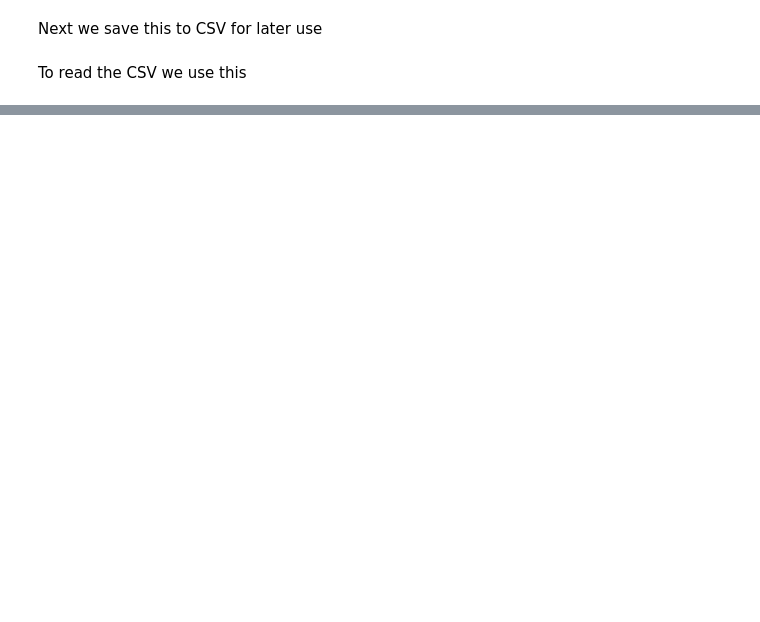
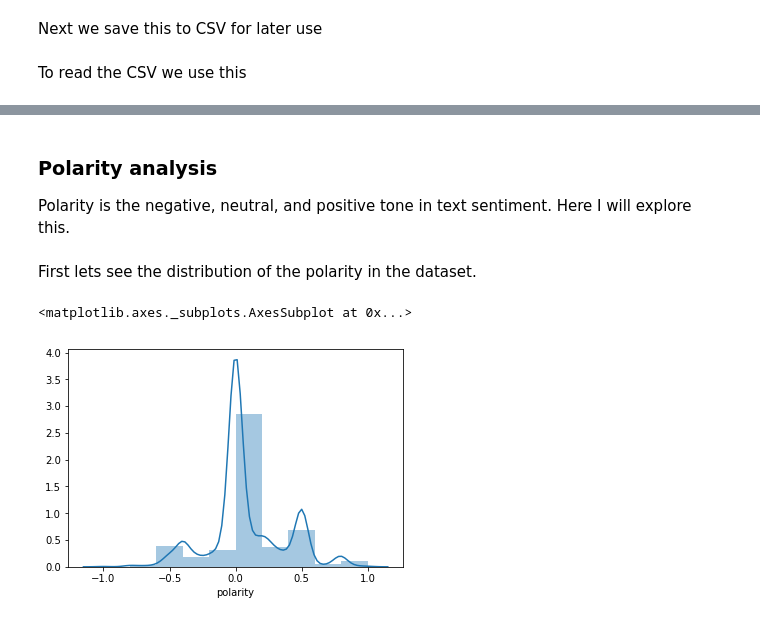
Before and after one commit to indralukmana/twitter-brexit, a Jupyter notebook: Indra/Brexit-Twitter-Indra_Lukmana.ipynb, the cells around one changed output, grey strips where cells are left out. Drawn from its saved outputs; the diff is of its cells as text; code cells hidden in the pictures; blank space fills up the shorter version.

```diff
--- a/Indra/Brexit-Twitter-Indra_Lukmana.ipynb
+++ b/Indra/Brexit-Twitter-Indra_Lukmana.ipynb
@@ -495,0 +539,10 @@ df_tweets = pd.read_csv('Brexit-Twitter-sentiment.csv', index_col=0, dtype={'id'
+# %% [markdown]
+### Polarity analysis
+Polarity is the negative, neutral, and positive tone in text sentiment. Here I will explore this.
+# %% [markdown]
+First lets see the distribution of the polarity in the dataset.
+# %%
+sns.distplot(df_tweets.polarity, bins=10)
+# %% [output]
+<matplotlib.axes._subplots.AxesSubplot at 0x...>
+[figure, added]
```
Also changed, not shown: parts of 42 cells of this notebook, 1 other file.
